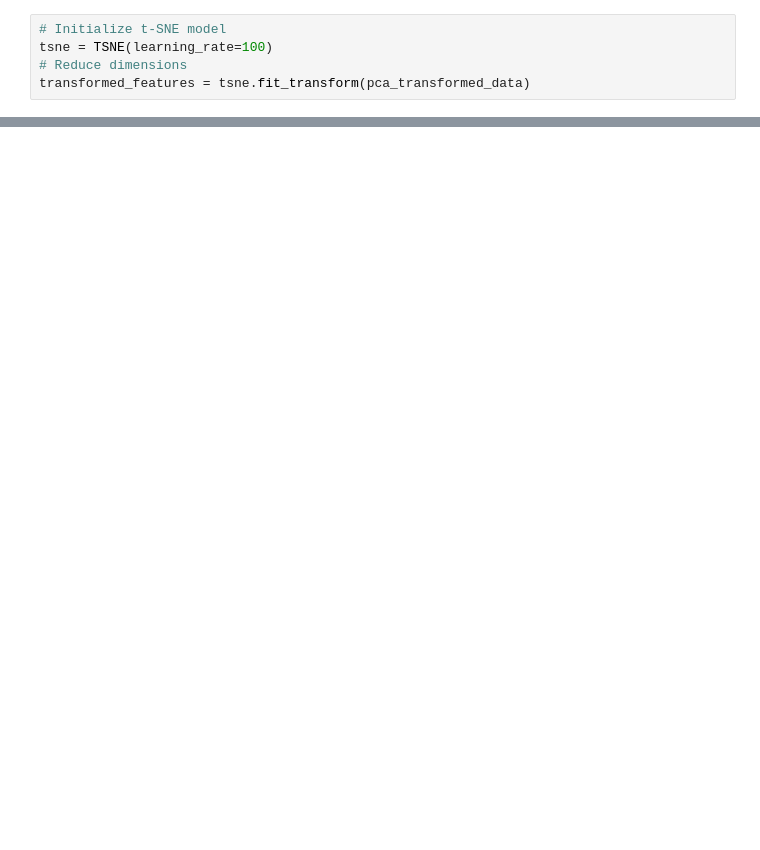
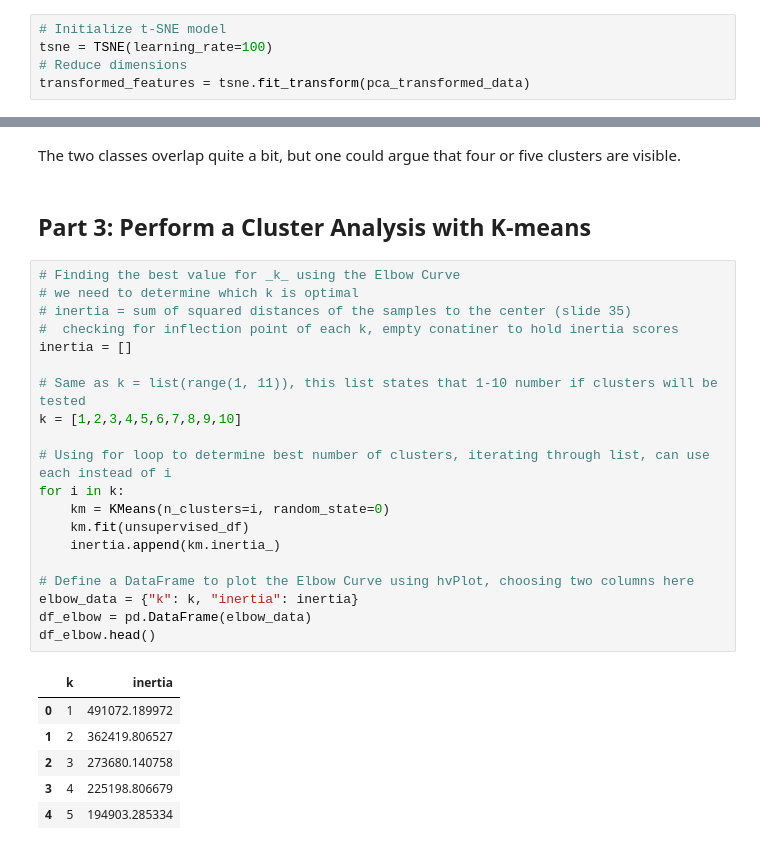
Before and after one commit to tannerhorton/unsupervised_myopia_analysis, a Jupyter notebook: Code/myopia.ipynb, the cells around one changed output, grey strips where cells are left out. Drawn from its saved outputs; the diff is of its cells as text; blank space fills up the shorter version.

Commit message:
adding everything except PCA analysis

```diff
--- a/Code/myopia.ipynb
+++ b/Code/myopia.ipynb
@@ -95,0 +96,31 @@ The two classes overlap quite a bit, so presence of clustering is unlikely.
+# %% [markdown]
+The two classes overlap quite a bit, but one could argue that four or five clusters are visible.
+# %% [markdown]
+## Part 3: Perform a Cluster Analysis with K-means
+# %%
+# Finding the best value for _k_ using the Elbow Curve
+# we need to determine which k is optimal
+# inertia = sum of squared distances of the samples to the center (slide 35)
+#  checking for inflection point of each k, empty conatiner to hold inertia scores
+inertia = []
+
+# Same as k = list(range(1, 11)), this list states that 1-10 number if clusters will be tested
+k = [1,2,3,4,5,6,7,8,9,10]
+
+# Using for loop to determine best number of clusters, iterating through list, can use each instead of i
+for i in k:
+    km = KMeans(n_clusters=i, random_state=0)
+    km.fit(unsupervised_df)
+    inertia.append(km.inertia_)
+
+# Define a DataFrame to plot the Elbow Curve using hvPlot, choosing two columns here
+elbow_data = {"k": k, "inertia": inertia}
+df_elbow = pd.DataFrame(elbow_data)
+df_elbow.head()
+# %% [output]
+|  | k | inertia |
+| 0 | 1 | 491072.189972 |
+| 1 | 2 | 362419.806527 |
+| 2 | 3 | 273680.140758 |
+| 3 | 4 | 225198.806679 |
+| 4 | 5 | 194903.285334 |
```
Also changed, not shown: parts of 20 cells of this notebook.
